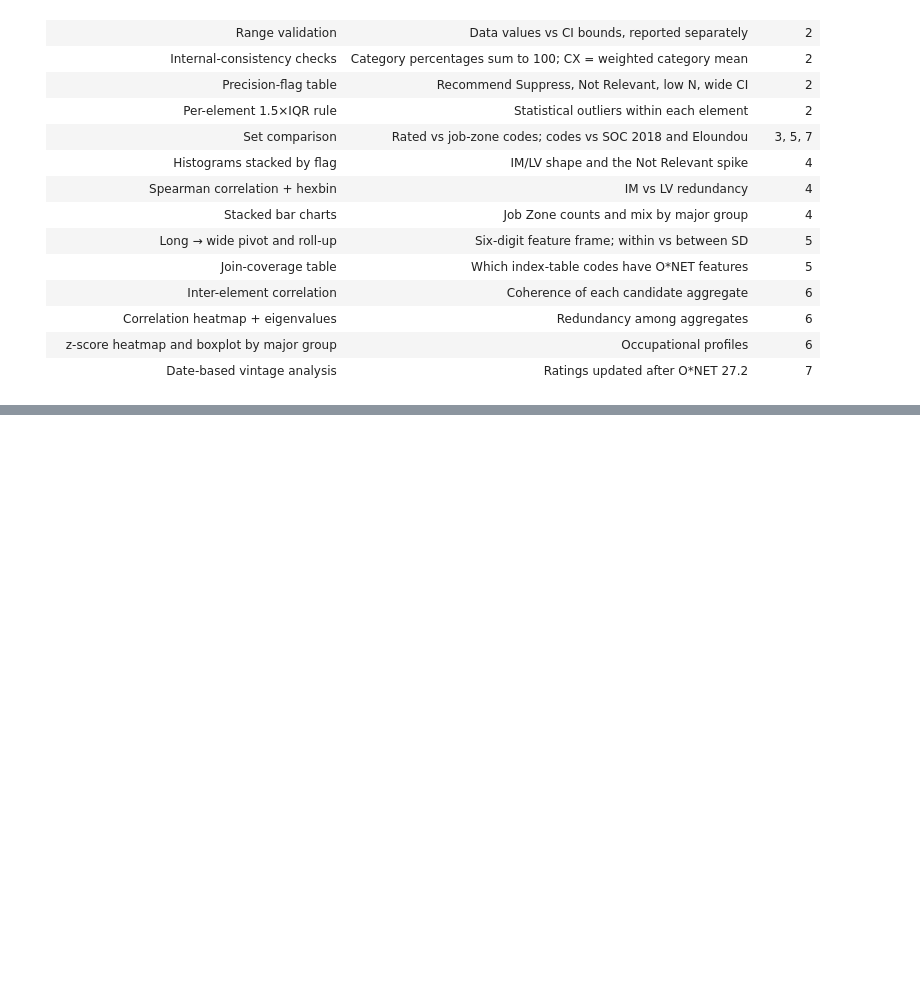
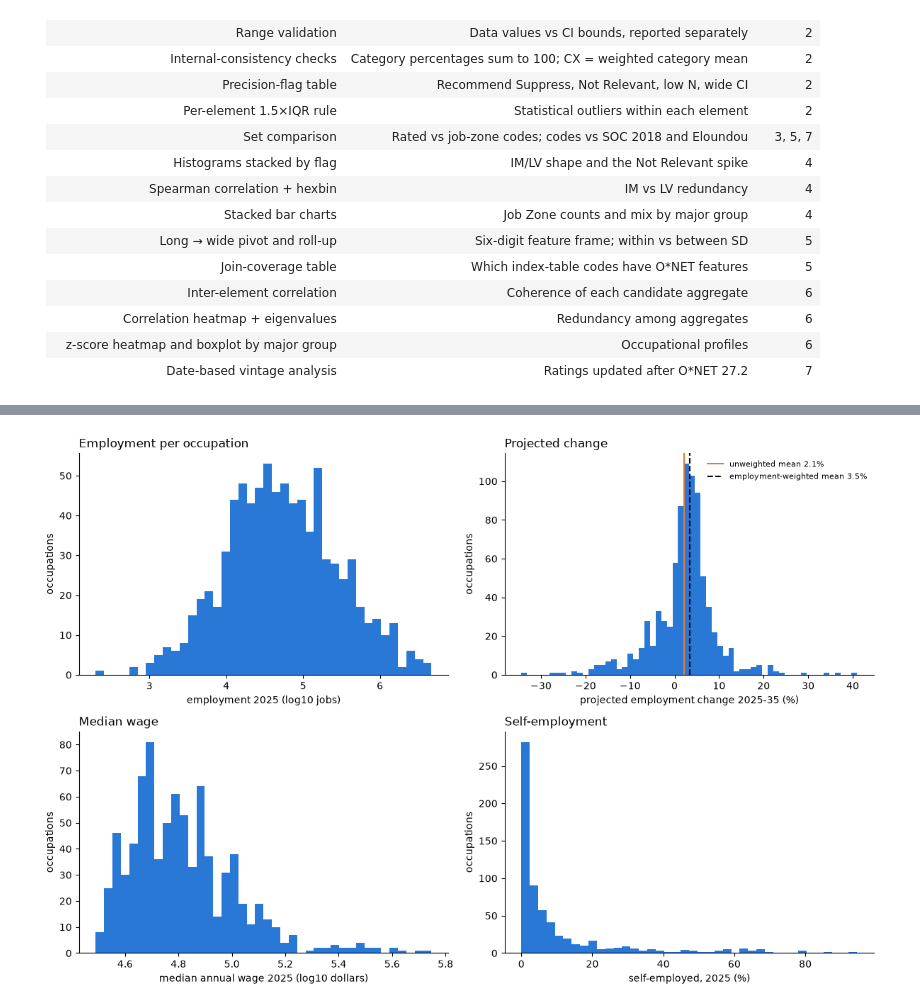
Before and after one commit to Break-Through-Tech/Swytch-1B-do-ai-job-risk-indices-agree, a Jupyter notebook: notebooks/eda/eda_raw.ipynb, the cells around one changed output, grey strips where cells are left out. Cells and saved outputs as stored; diff of their text form; code cells hidden in the pictures; blank space fills up the shorter version.

```diff
--- a/notebooks/eda/eda_raw.ipynb
+++ b/notebooks/eda/eda_raw.ipynb
@@ -2462,0 +2887,17 @@ fig.savefig(OUT / "onet_rating_dates.png", dpi=150)
+# %%
+# Every combined code, and the SOC 2018 occupations it stands for
+bls_titles = occupations.set_index("code")["title"]
+combined = mapping[mapping["match"] == "via combined code"]
+combined_table = []
+for bls_code in combined_codes:
+    children = combined[combined["bls_code"] == bls_code]
+    combined_table.append({
+        "bls_code": bls_code,
+        "bls_title": bls_titles[bls_code],
+        "emp_2025": occupations.set_index("code").loc[bls_code, "emp_2025"],
+        "n_soc2018": len(children),
+        "soc2018_codes": ", ".join(children["soc2018"]),
+    })
+combined_table = pd.DataFrame(combined_table)
+assert (combined_table["n_soc2018"] >= 2).all(), "a combined code covers fewer than two SOC codes"
+combined_table
@@ -2462,0 +2984,35 @@ fig.savefig(OUT / "onet_rating_dates.png", dpi=150)
+# %%
+fig, axes = plt.subplots(2, 2, figsize=(12, 8))
+
+# Employment (log scale: from a few hundred jobs to several million)
+axes[0, 0].hist(np.log10(occupations["emp_2025"] * 1000), bins=40, color="#2a78d6")
+axes[0, 0].set_xlabel("employment 2025 (log10 jobs)")
+axes[0, 0].set_title("Employment per occupation", loc="left")
+
+# Projected change, with the unweighted and employment-weighted means
+change = occupations["emp_change_pct"]
+axes[0, 1].hist(change, bins=60, color="#2a78d6")
+axes[0, 1].axvline(change.mean(), color="#e07b39", label=f"unweighted mean {change.mean():.1f}%")
+axes[0, 1].axvline(weighted_mean(change, weights), color="k", linestyle="--",
+                   label=f"employment-weighted mean {weighted_mean(change, weights):.1f}%")
+axes[0, 1].set_xlabel("projected employment change 2025-35 (%)")
+axes[0, 1].set_title("Projected change", loc="left")
+axes[0, 1].legend(frameon=False, fontsize=8)
+
+# Median wage (log scale)
+axes[1, 0].hist(np.log10(occupations["median_wage"].dropna()), bins=40, color="#2a78d6")
+axes[1, 0].set_xlabel("median annual wage 2025 (log10 dollars)")
+axes[1, 0].set_title("Median wage", loc="left")
+
+# Self-employment
+axes[1, 1].hist(occupations["self_employed_pct"].dropna(), bins=40, color="#2a78d6")
+axes[1, 1].set_xlabel("self-employed, 2025 (%)")
+axes[1, 1].set_title("Self-employment", loc="left")
+
+for ax in axes.flat:
+    ax.set_ylabel("occupations")
+    ax.spines[["top", "right"]].set_visible(False)
+fig.tight_layout()
+fig.savefig(OUT / "bls_distributions.png", dpi=150)
+# %% [output]
+[figure, added]
```
Also changed, not shown: parts of 35 cells of this notebook, 3 other files.
